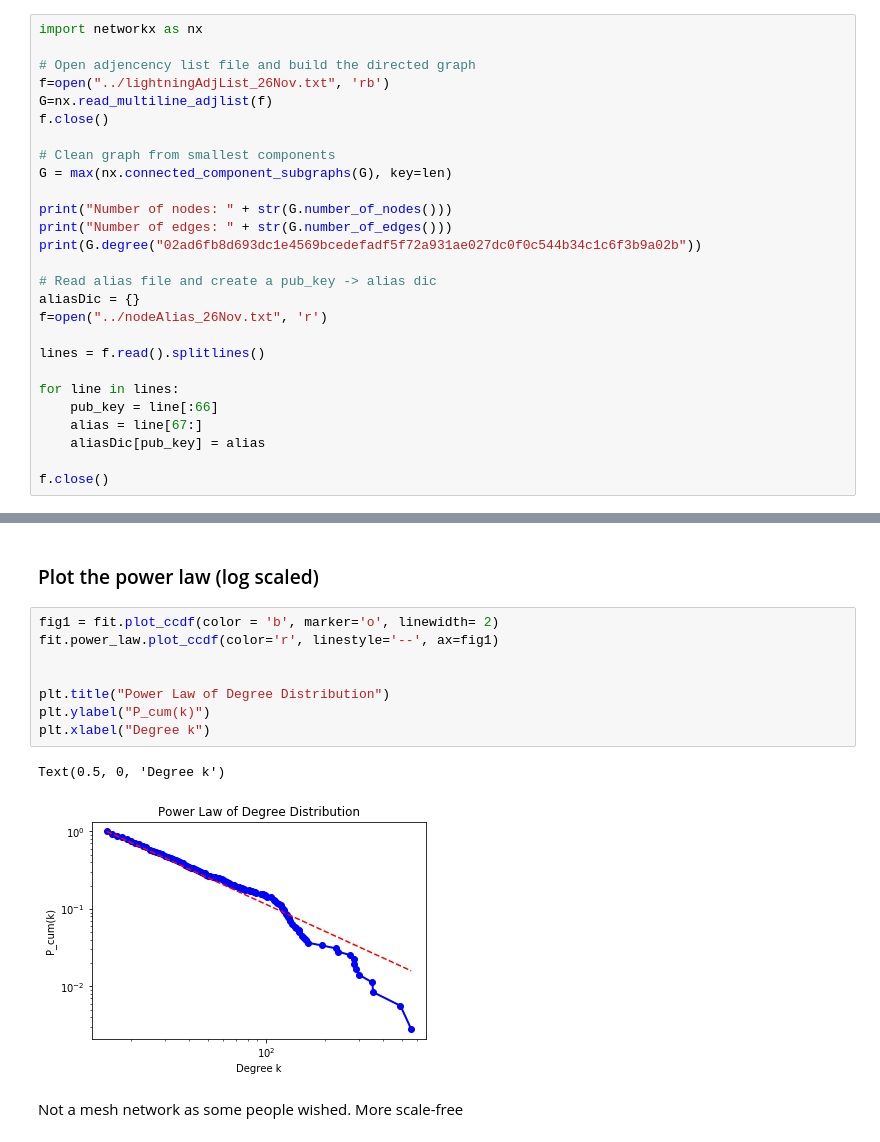
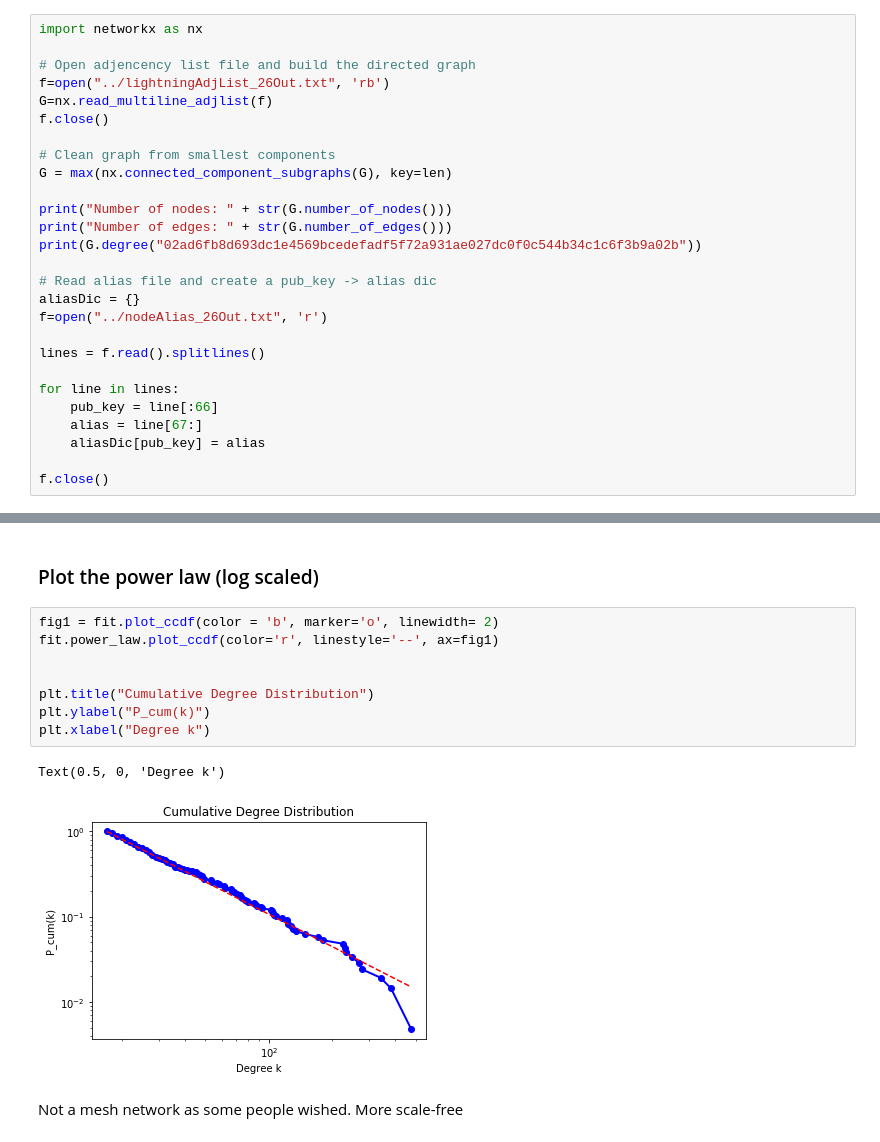
Before and after one commit to jsmvalente/lightningRoutingStudy, a Jupyter notebook: notebooks/degreeStudy.ipynb, the cells around one changed output, grey strips where cells are left out. Saved outputs shown, nothing was run; the diff lists cells and outputs as text.

```diff
--- a/notebooks/degreeStudy.ipynb
+++ b/notebooks/degreeStudy.ipynb
@@ -4,7 +4,7 @@
 import networkx as nx
 
 # Open adjencency list file and build the directed graph
-f=open("../lightningAdjList_26Nov.txt", 'rb')
+f=open("../lightningAdjList_26Out.txt", 'rb')
 G=nx.read_multiline_adjlist(f)
 f.close()
 
@@ -17,7 +17,7 @@ print(G.degree("02ad6fb8d693dc1e4569bcedefadf5f72a931ae027dc0f0c544b34c1c6f3b9a0
 
 # Read alias file and create a pub_key -> alias dic
 aliasDic = {}
-f=open("../nodeAlias_26Nov.txt", 'r')
+f=open("../nodeAlias_26Out.txt", 'r')
 
 lines = f.read().splitlines()
 
@@ -99,14 +99,14 @@ We conclude it is a scale free
 # %%
 fig1 = fit.plot_ccdf(color = 'b', marker='o', linewidth= 2)
 fit.power_law.plot_ccdf(color='r', linestyle='--', ax=fig1)
 
 
-plt.title("Power Law of Degree Distribution")
+plt.title("Cumulative Degree Distribution")
 plt.ylabel("P_cum(k)")
 plt.xlabel("Degree k")
 # %% [output]
 Text(0.5, 0, 'Degree k')
-[figure, old version]
+[figure, new version]
 # %% [markdown]
 Not a mesh network as some people wished. More scale-free
 # %% [markdown]
```
Also changed, not shown: parts of 6 cells of this notebook, 2 other files.
